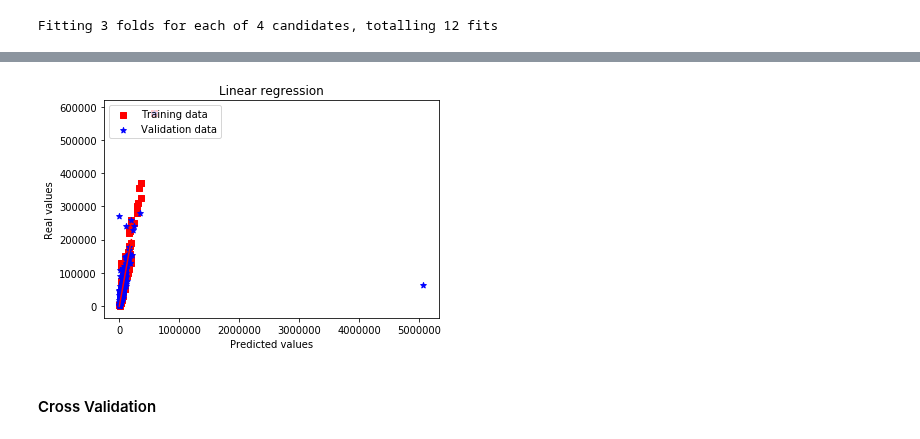
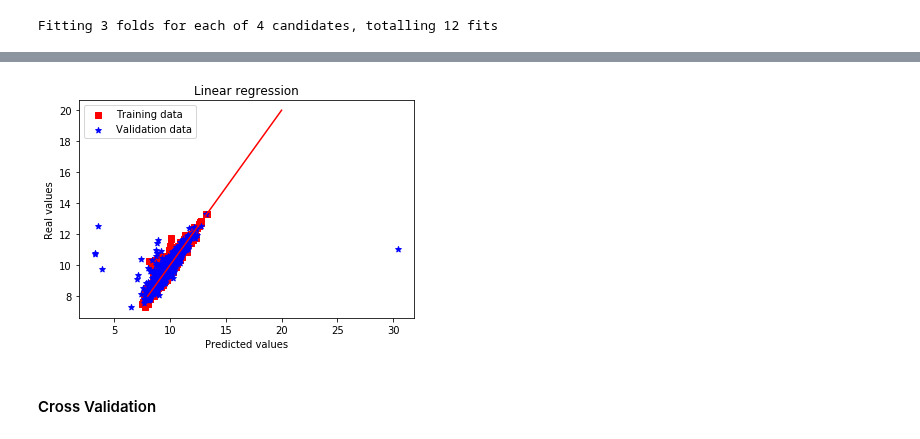
Before and after one commit to kavehamini/Used-Car-Price-Predictor, a Jupyter notebook: Linear Regression-Used Car Price Predictor.ipynb, the cells around one changed output, grey strips where cells are left out. Cells and saved outputs as stored; diff of their text form; code cells hidden in the pictures.

```diff
--- a/Linear Regression-Used Car Price Predictor.ipynb
+++ b/Linear Regression-Used Car Price Predictor.ipynb
@@ -245,15 +247,15 @@ r2_score(df_price_test_normal, price_predictions_test_normal, multioutput='varia
 # %%
 # Plot predictions
 plt.scatter(price_predictions_train_normal, np.exp(df_price_train), c = "red", marker = "s", label = "Training data")
 plt.scatter(price_predictions_test_normal, np.exp(df_price_test), c = "blue", marker = "*", label = "Validation data")
 plt.title("Linear regression")
 plt.xlabel("Predicted values")
 plt.ylabel("Real values")
 plt.legend(loc = "upper left")
-plt.plot([0, 200000], [0, 200000], c = "red")
+plt.plot([8, 20], [8, 20], c = "red")
 plt.show()
 # %% [output]
-[figure, old version]
+[figure, new version]
 # %%
 # Saving model for type prediction
 pickle.dump(lin_reg_model, open("lin_reg_model_final.pkl", "wb"))
```
Also changed, not shown: parts of 9 cells of this notebook, 4 other files.
